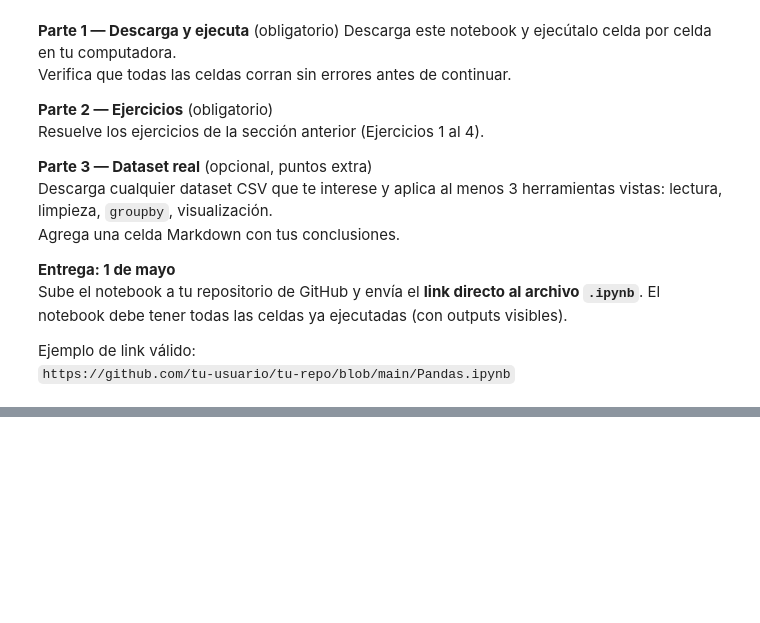
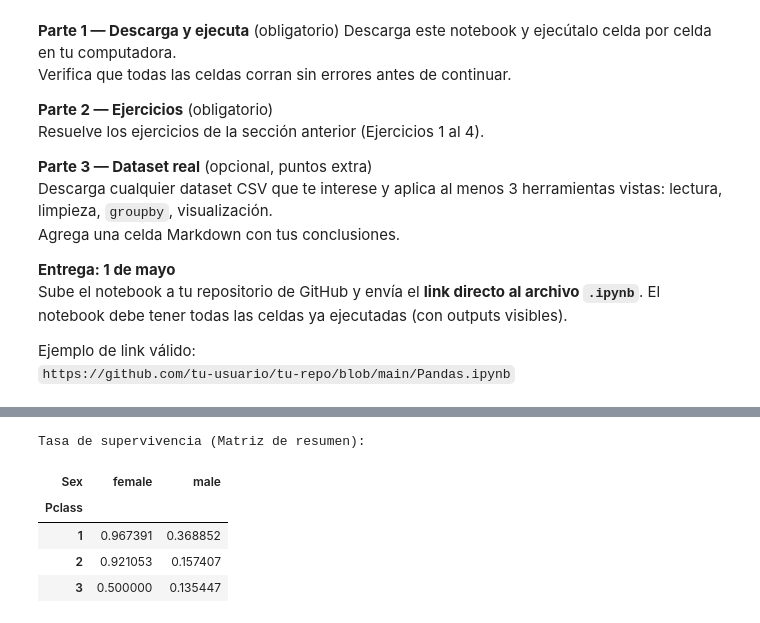
Before and after one commit to SaharaTorres/F12-Programacion-mio-, a Jupyter notebook: Tareas/Tarea5.ipynb, the cells around one changed output, grey strips where cells are left out. Saved outputs shown, nothing was run; the diff lists cells and outputs as text; code cells hidden in the pictures; blank space fills up the shorter version.

```diff
--- a/Tareas/Tarea5.ipynb
+++ b/Tareas/Tarea5.ipynb
@@ -1199,0 +1222,14 @@ plt.show()
+# %%
+# 3. GROUPBY: Análisis por Clase y Género
+# La media de 'Survived' representa la probabilidad de supervivencia (0 a 1)
+resumen = df_clean.groupby(['Pclass', 'Sex'])['Survived'].mean().unstack()
+
+print("Tasa de supervivencia (Matriz de resumen):")
+display(resumen)
+# %% [output]
+Tasa de supervivencia (Matriz de resumen):
+| Sex | female | male |
+| Pclass |  |  |
+| 1 | 0.967391 | 0.368852 |
+| 2 | 0.921053 | 0.157407 |
+| 3 | 0.500000 | 0.135447 |
```
Also changed, not shown: parts of 5 cells of this notebook.
